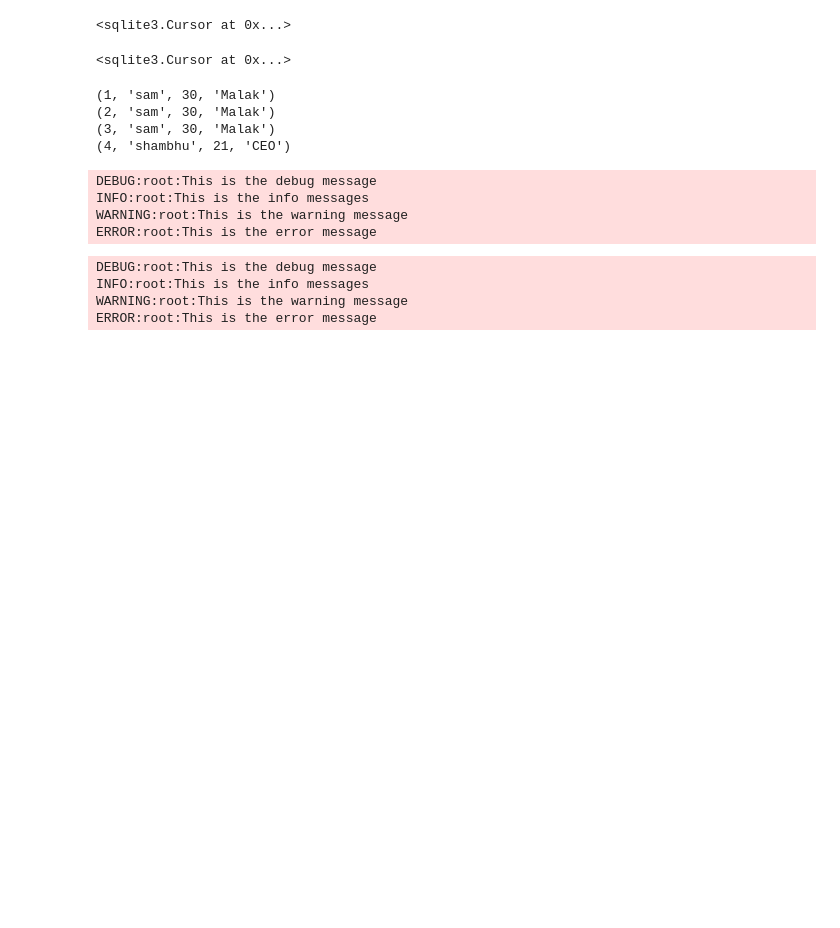
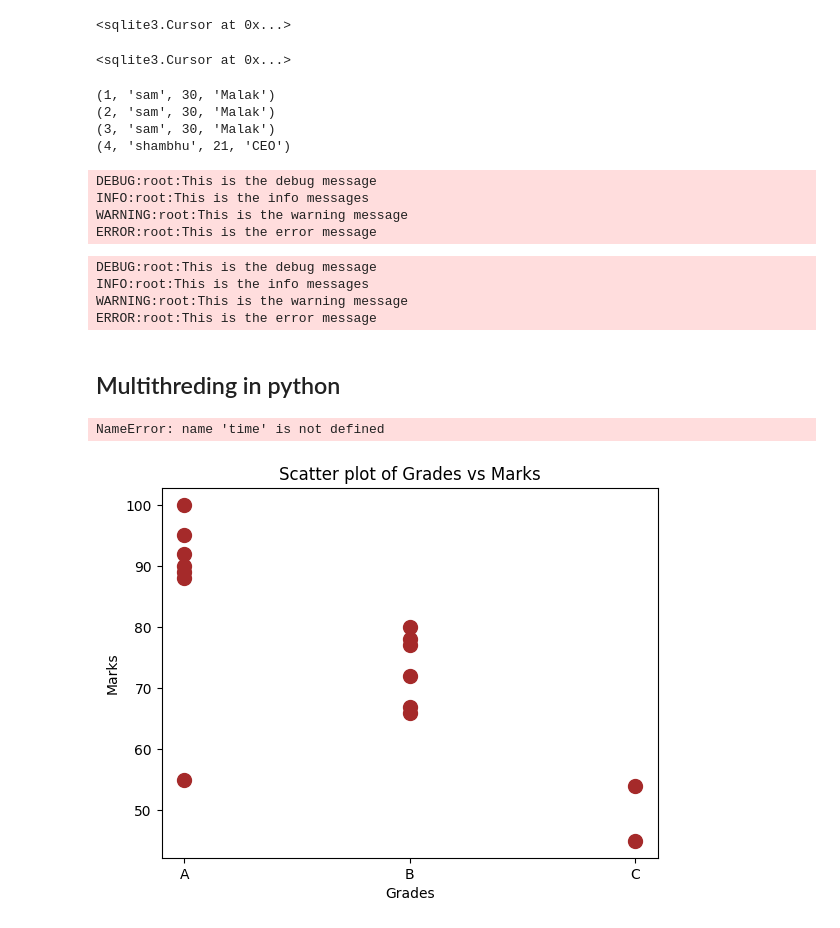
Before and after one commit to Shambhuraje1919/Machine_Learning_Paractice, a Jupyter notebook: package/python_Basics.ipynb, the cells around one changed output. Saved outputs shown, nothing was run; the diff lists cells and outputs as text; code cells hidden in the pictures; blank space fills up the shorter version.

```diff
--- a/package/python_Basics.ipynb
+++ b/package/python_Basics.ipynb
@@ -664,3 +664,5 @@ DEBUG:root:This is the debug message
 INFO:root:This is the info messages
 WARNING:root:This is the warning message
 ERROR:root:This is the error message
+# %% [markdown]
+## Multithreding in python
@@ -666,0 +672,26 @@ ERROR:root:This is the error message
+# %%
+def print_numbers():
+    for i in range(5):
+        print(f"Number: {i}")
+
+def print_letter():
+    for i in "abcde":
+        print(f"Letter: {i}")
+t = time.time()
+print_numbers()
+print_letter()
+finished_time = time.time()-t
+print("Time taken without threading:", finished_time)
+# %% [output]
+NameError: name 'time' is not defined
+# %%
+import matplotlib.pyplot as plt
+Marks = [55,78,45,89,90,66,72,88,95,100,67,54,80,77,92]
+grades = ['A','B','C','A','A','B','B','A','A','A','B','C','B','B','A']
+plt.scatter(grades,Marks, color = 'brown', marker ='o',s=100)
+plt.title("Scatter plot of Grades vs Marks")
+plt.xlabel("Grades")
+plt.ylabel("Marks")
+plt.show()
+# %% [output]
+[figure, added]
```
Also changed, not shown: parts of 4 cells of this notebook.
